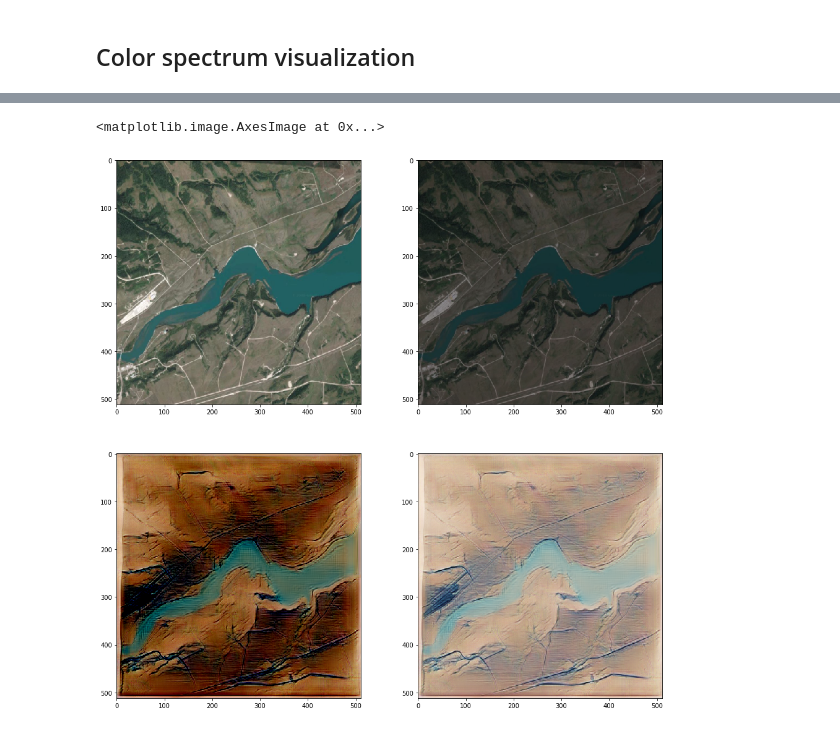
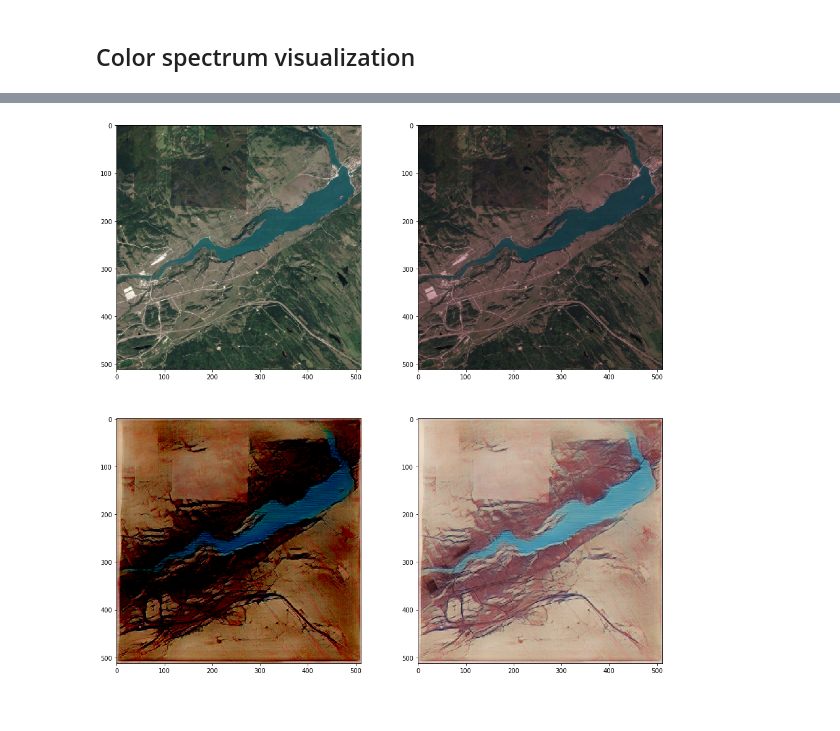
Before and after one commit to Davidnh8/CycleGan, a Jupyter notebook: Japanaese Art.ipynb, the cells around one changed output, grey strips where cells are left out. Cells and saved outputs as stored; diff of their text form; code cells hidden in the pictures.

Commit message:
save bug fix

```diff
--- a/Japanaese Art.ipynb
+++ b/Japanaese Art.ipynb
@@ -199,7 +219,7 @@ fig,ax=plt.subplots(1,2, figsize=[16,8.5])
 
 path="C:\\Users\\David\\Desktop\\CycleGan\\data\\Japanese\\Prince's island.jpg"
 img=imageio.imread(path)
-img=make_512_512(img)
+img=make_512_512(img, troubleshoot=False)
 ax[0].imshow(img)
 
 transform_img=genXY.predict(img.reshape(1,512,512,3)/127.5-1)
@@ -254,18 +274,28 @@ Use Pillow instead: ``numpy.array(Image.fromarray(arr).resize())``.
 # %%
+from PIL import Image
 fig,ax=plt.subplots(2,2, figsize=[16,16])
 
-path="C:\\Users\\David\\Desktop\\CycleGan\\data\\Japanese\\Calgary.jpg"
-
-img=imageio.imread(path)
-img=make_512_512(img)
+name="GhostLake"
+path_from="C:\\Users\\David\\Desktop\\CycleGan\\data\\Japanese\\MakeIamges\\Map\\"
+path_to="C:\\Users\\David\\Desktop\\CycleGan\\data\\Japanese\\MakeIamges\\Japanese_Style_Map\\"
+img=imageio.imread(path_from + name + ".jpg")
+img=make_512_512(img, troubleshoot=False)
+result = Image.fromarray(img.astype('uint8'))
+result.save(path_to+'original_%s.jpg' % name)
 ax[0,0].imshow(img)
 
 new_img=IP.adjust_RGB_color_distribution(img, (r_med_med, g_med_med, b_med_med), mode='median')
 ax[0,1].imshow(new_img)
+#print(new_img.shape)
+#print(new_img.reshape(1,512,512,3)/127.5-1)
 
 transform_img=genXY.predict(new_img.reshape(1,512,512,3)/127.5-1)
 ax[1,0].imshow(transform_img.reshape(512,512,3))
 ax[1,1].imshow(img_range(transform_img.reshape(512,512,3)))
+#print(img_range(transform_img.reshape(512,512,3)))
+
+result = Image.fromarray(img_range(transform_img.reshape(512,512,3)).astype('uint8'))
+result.save(path_to+'transformed_%s.jpg' % name)
 # %% [output]
 `imresize` is deprecated in SciPy 1.0.0, and will be removed in 1.3.0.
 Use Pillow instead: ``numpy.array(Image.fromarray(arr).resize())``.
@@ -273,3 +302,2 @@ Use Pillow instead: ``numpy.array(Image.fromarray(arr).resize())``.
 Clipping input data to the valid range for imshow with RGB data ([0..1] for floats or [0..255] for integers).
-<matplotlib.image.AxesImage at 0x...>
-[figure, old version]
+[figure, new version]
```
Also changed, not shown: parts of 3 cells of this notebook.
